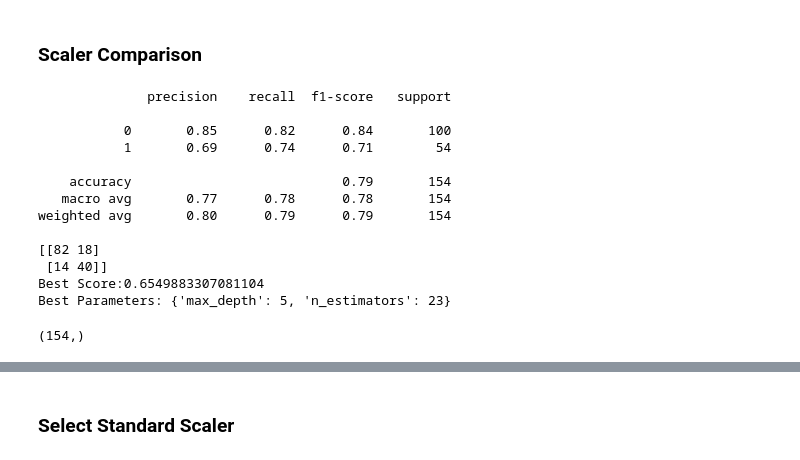
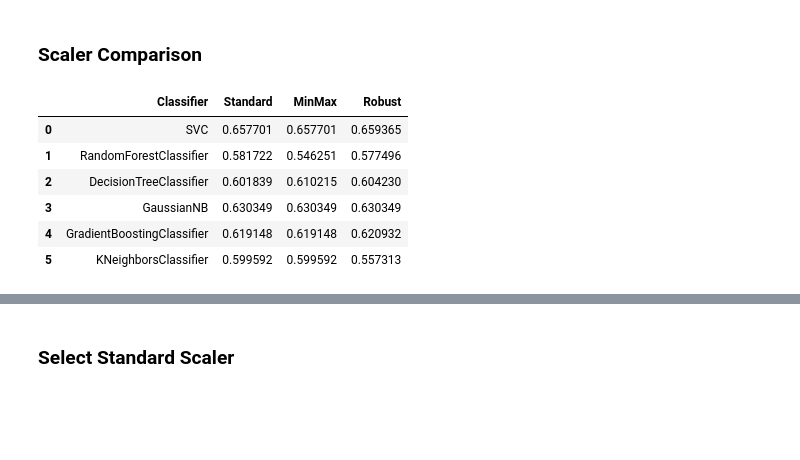
Before and after one commit to zhumazhenis/bigdata-project, a Jupyter notebook: Untitled.ipynb, the cells around one changed output, grey strips where cells are left out. Drawn from its saved outputs; the diff is of its cells as text; code cells hidden in the pictures; blank space fills up the shorter version.

```diff
--- a/Untitled.ipynb
+++ b/Untitled.ipynb
@@ -157,96 +179,52 @@ def robustScale(data):
 # %% [markdown]
 ### Scaler Comparison
 # %%
-def compareScalers(modelMap, data):
+def compareScalers(modelsMap, data):
     result = {
-        'Name': [],
+        'Classifier': [],
         'Standard': [],
         'MinMax': [],
         'Robust': []
     }
     for name, model in modelsMap.items():
         scoring = make_scorer(f1_score)
         # StandardScaler
         minMaxScaledData = minMaxScale(data)
         trainFeaturesMinMax, trainOutcomeMinMax, testFeaturesMinMax, testOutcomeMinMax = splitData(minMaxScaledData)
         crossValidationResult = cross_val_score(model, trainFeaturesMinMax, trainOutcomeMinMax, cv = 5, scoring = scoring)
         result['Standard'].append(crossValidationResult.mean())
 
         # MinMaxScaler
         minMaxScaledData = minMaxScale(data)
         trainFeaturesMinMax, trainOutcomeMinMax, testFeaturesMinMax, testOutcomeMinMax = splitData(minMaxScaledData)
         crossValidationResult = cross_val_score(model, trainFeaturesMinMax, trainOutcomeMinMax, cv = 5, scoring = scoring)
         result['MinMax'].append(crossValidationResult.mean())
 
         # RobustScaler
         robustScaledData = robustScale(data)
         trainFeaturesRobust, trainOutcomeRobust, testFeaturesRobust, testOutcomeRobust = splitData(robustScaledData)
         crossValidationResult = cross_val_score(model, trainFeaturesRobust, trainOutcomeRobust, cv = 5, scoring = scoring)
         result['Robust'].append(crossValidationResult.mean())
 
-        result['Name'].append(name)
+        result['Classifier'].append(name)
     scalerComparison = pd.DataFrame(result)
     return scalerComparison
 
 modelsMap = {
-    'Linear Svm': svm.SVC(kernel='linear', class_weight = 'balanced'),
-    'Logistic Regression': LogisticRegression(),
-    'Random Forest': RandomForestClassifier(),
-    'Decision Trees': DecisionTreeClassifier(),
-    'Gaussian Naive Bayes': GaussianNB(),
-    'GradientBoosting': GradientBoostingClassifier(random_state=66),
+    'SVC': svm.SVC(),
+    'RandomForestClassifier': RandomForestClassifier(), # has feature_importances_
+    'DecisionTreeClassifier': DecisionTreeClassifier(), # has feature_importances_
+    'GaussianNB': GaussianNB(),
+    'GradientBoostingClassifier': GradientBoostingClassifier(), # has feature_importances_
     'KNeighborsClassifier': KNeighborsClassifier()
 }
 
-comparison = compareScalers(modelsMap, data)
-comparison
-
-
-data = standardScale(data)
-clf = RandomForestClassifier(max_depth=4, n_estimators=10)
-
-xTrain, yTrain, xTest, yTest = splitData(data)
-# featureColumns = ['Pregnancies', 'Glucose', 'BloodPressure', 'BMI', 'DiabetesPedigreeFunction', 'Age', 'Insulin', 'SkinThickness']
-featureColumns = ['Glucose', 'BMI', 'DiabetesPedigreeFunction', 'Age']
-xTrain = xTrain[featureColumns]
-xTest = xTest[featureColumns]
-
-clf = clf.fit(xTrain, yTrain)
-yPred = clf.predict(xTest)
-print(classification_report(yTest, yPred))
-print(confusion_matrix(yTest, yPred))
-
-
-
-
-knn_clf = RandomForestClassifier()
-
-params = {
-    'n_estimators': np.arange(1,30),
-    'max_depth': np.arange(1,7)
-}
-
-grid = GridSearchCV(estimator=knn_clf, param_grid=params, cv=5, scoring=make_scorer(f1_score))
-
-grid.fit(xTrain,yTrain)
-
-print("Best Score:" + str(grid.best_score_))
-print("Best Parameters: " + str(grid.best_params_))
+compareScalers(modelsMap, data)
 # %% [output]
-              precision    recall  f1-score   support
-
-           0       0.85      0.82      0.84       100
-           1       0.69      0.74      0.71        54
-
-    accuracy                           0.79       154
-   macro avg       0.77      0.78      0.78       154
-weighted avg       0.80      0.79      0.79       154
-
-[[82 18]
- [14 40]]
-Best Score:0.6549883307081104
-Best Parameters: {'max_depth': 5, 'n_estimators': 23}
+|  | Classifier | Standard | MinMax | Robust |
+| 0 | SVC | 0.657701 | 0.657701 | 0.659365 |
+| 1 | RandomForestClassifier | 0.581722 | 0.546251 | 0.577496 |
+| 2 | DecisionTreeClassifier | 0.601839 | 0.610215 | 0.604230 |
+| 3 | GaussianNB | 0.630349 | 0.630349 | 0.630349 |
+| 4 | GradientBoostingClassifier | 0.619148 | 0.619148 | 0.620932 |
+| 5 | KNeighborsClassifier | 0.599592 | 0.599592 | 0.557313 |
-# %%
-yTest.shape
-# %% [output]
-(154,)
```
Also changed, not shown: parts of 17 cells of this notebook.
